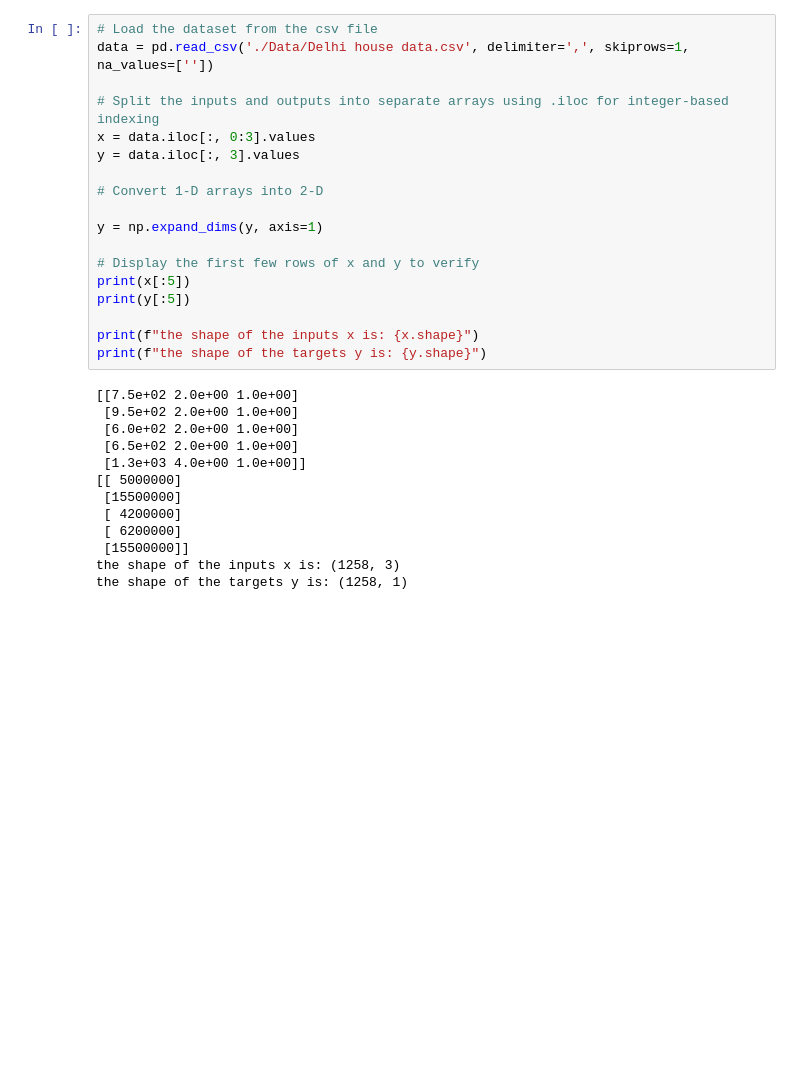
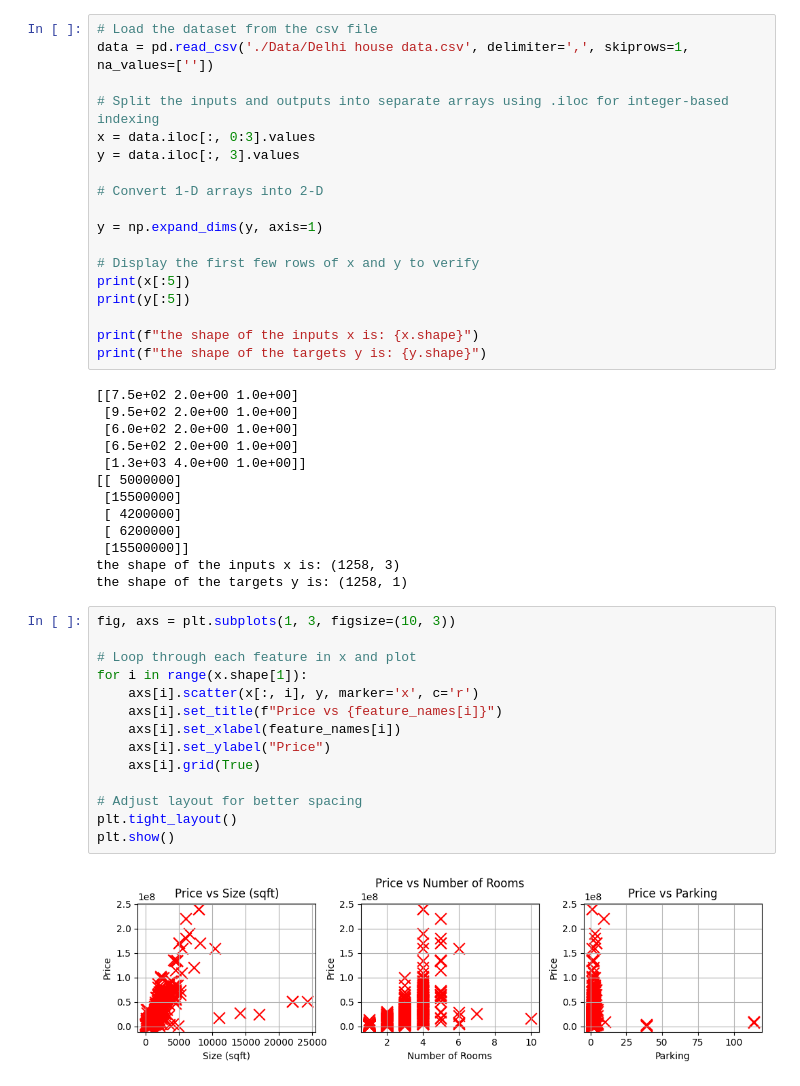
Before and after one commit to sreerag-chandrasekharan/house-price-prediction_main, a Jupyter notebook: Main.ipynb, the cells around one changed output. Drawn from its saved outputs; the diff is of its cells as text; blank space fills up the shorter version.

```diff
--- a/Main.ipynb
+++ b/Main.ipynb
@@ -65,3 +71,19 @@ print(f"the shape of the targets y is: {y.shape}")
  [15500000]]
 the shape of the inputs x is: (1258, 3)
 the shape of the targets y is: (1258, 1)
+# %%
+fig, axs = plt.subplots(1, 3, figsize=(10, 3))
+
+# Loop through each feature in x and plot
+for i in range(x.shape[1]):
+    axs[i].scatter(x[:, i], y, marker='x', c='r')
+    axs[i].set_title(f"Price vs {feature_names[i]}")
+    axs[i].set_xlabel(feature_names[i])
+    axs[i].set_ylabel("Price")
+    axs[i].grid(True)
+
+# Adjust layout for better spacing
+plt.tight_layout()
+plt.show()
+# %% [output]
+[figure, added]
```
Also changed, not shown: parts of 3 cells of this notebook, 2 other files.
